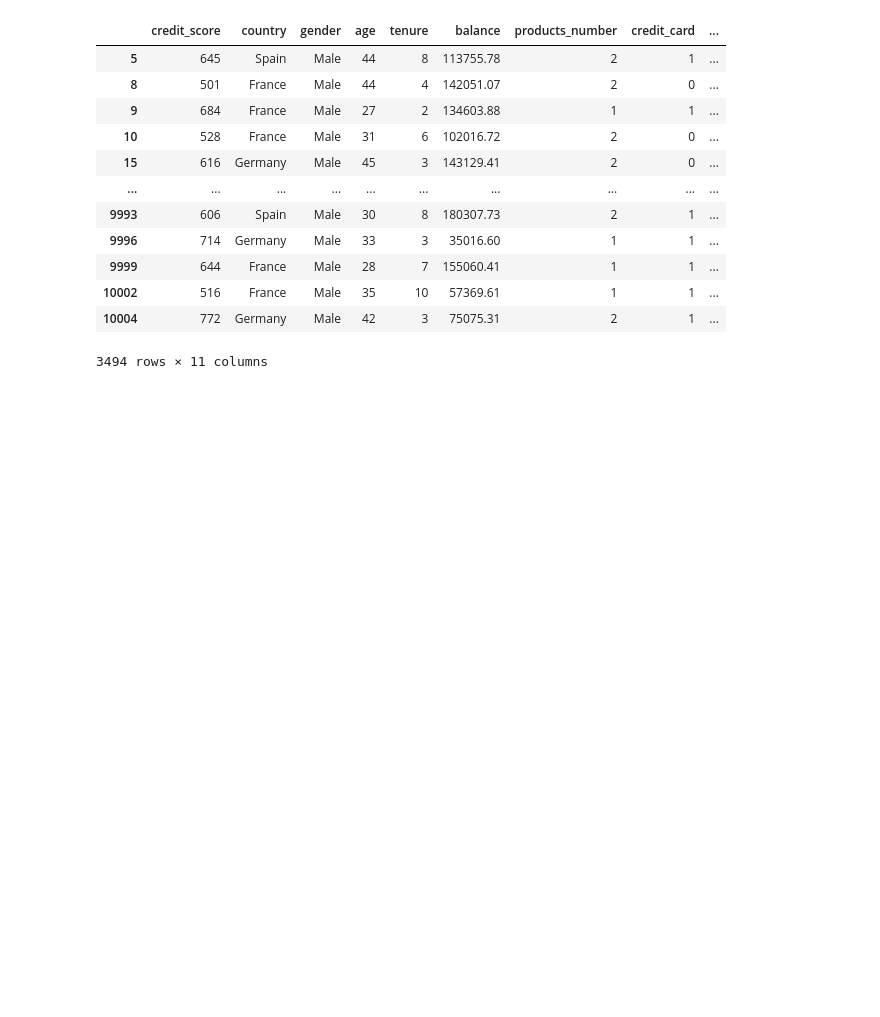
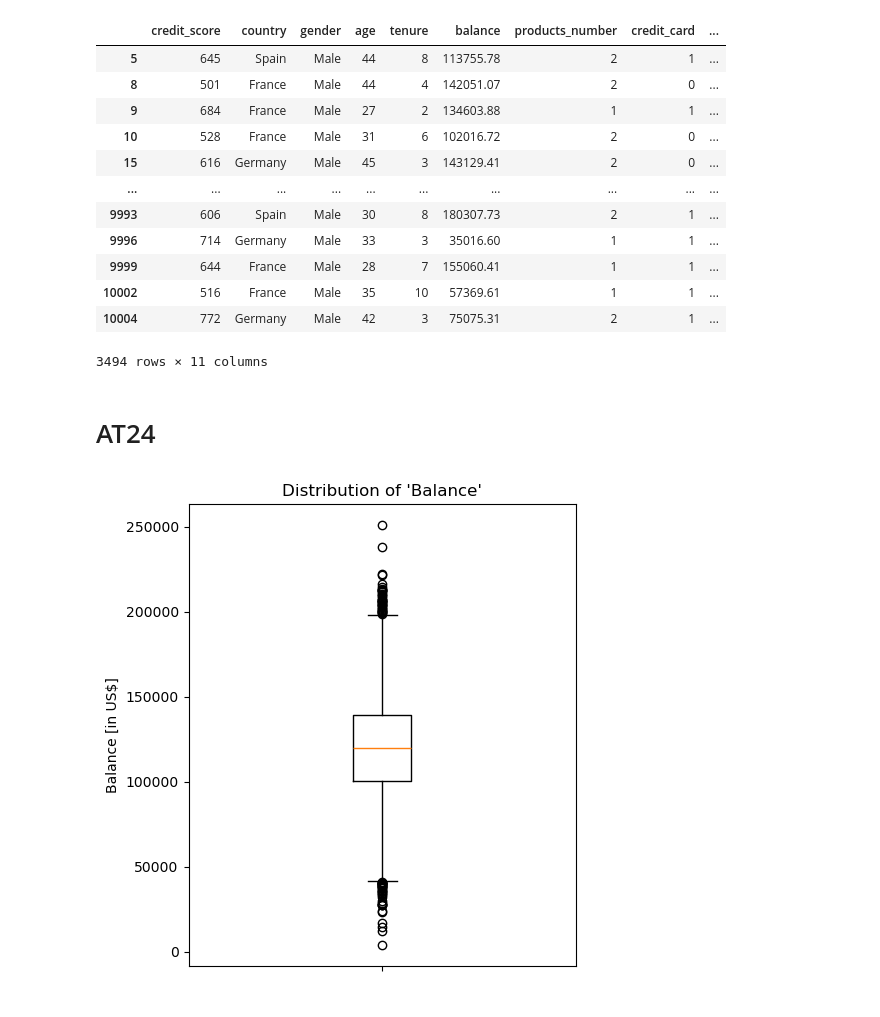
Before and after one commit to holleyj/data_attrition, a Jupyter notebook: code_sprint2.ipynb, the cells around one changed output. Saved outputs shown, nothing was run; the diff lists cells and outputs as text; code cells hidden in the pictures; blank space fills up the shorter version.

```diff
--- a/code_sprint2.ipynb
+++ b/code_sprint2.ipynb
@@ -192,3 +192,17 @@ df_man
 | 10002 | 516 | France | Male | 35 | 10 | 57369.61 | 1 | 1 | ... |
 | 10004 | 772 | Germany | Male | 42 | 3 | 75075.31 | 2 | 1 | ... |
 3494 rows × 11 columns
+# %% [markdown]
+# AT24
+# %%
+#Fix:
+df_temp = df.loc[df["balance"] > 0]
+
+fig, ax = plt.subplots(figsize=(5,6))
+ax.set_title("Distribution of 'Balance'")
+ax.set_xticklabels(" ")
+ax.set_ylabel("Balance [in US$]")
+ax.boxplot(df_temp["balance"])
+plt.show()
+# %% [output]
+[figure, added]
```
Also changed, not shown: parts of 1 cell of this notebook.
